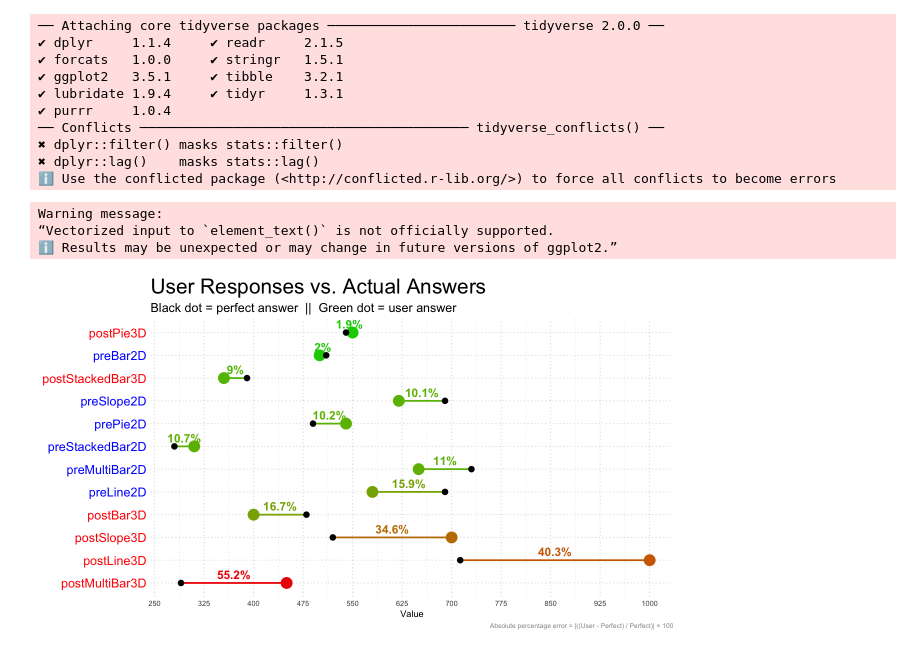
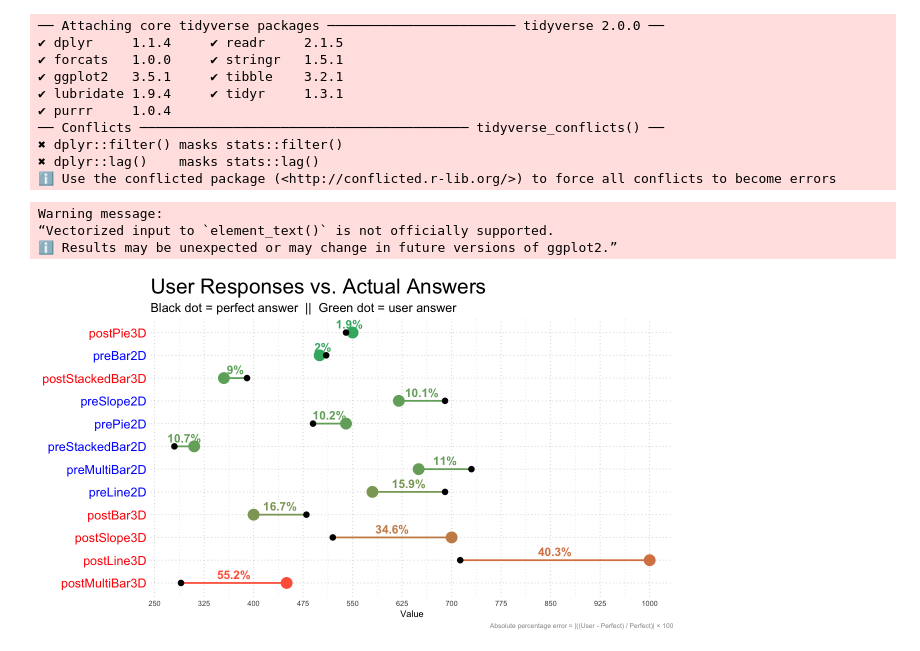
Before and after one commit to stawarzkrzysztof/eksperymenty, a Jupyter notebook: analysis.ipynb, the cells around one changed output. Saved outputs shown, nothing was run; the diff lists cells and outputs as text; code cells hidden in the pictures.

Commit message:
color changed

```diff
--- a/analysis.ipynb
+++ b/analysis.ipynb
@@ -162,34 +162,34 @@ ggplot(combined, aes(y = PlotType)) +
                 color = AbsPercentageError),
             vjust = -0.5, size = 5, fontface = "bold") +
   # Color scale: green for low error, red for high error
-  scale_color_gradient(low = "green3", high = "red2",
+  scale_color_gradient(low = "mediumseagreen", high = "tomato",
                        name = "Absolute\nError %") +
   # Custom X-axis ticks every 150 from 250 to 1000
   scale_x_continuous(breaks = seq(250, 1000, 75)) +
   labs(
     x = "Value",
     y = NULL,
     title = "User Responses vs. Actual Answers",
     subtitle = "Black dot = perfect answer  ||  Green dot = user answer",
     caption = "Absolute percentage error = |((User - Perfect) / Perfect)| × 100"
   ) +
   theme_minimal() +
   theme(
     plot.title = element_text(size=25),
     plot.subtitle = element_text(size=15),
     panel.grid = element_line(linetype = "dotted", color="lightgray", linewidth = .5),
     # Color Y-axis text based on 2D/3D ending
     axis.text.y = element_text(
       size = 15,
       color = ifelse(grepl("2D$", levels(combined$PlotType)), "blue",
                      ifelse(grepl("3D$", levels(combined$PlotType)), "red", "black"))
     ),
     plot.caption = element_text(size = 8, color = "grey60"),
     legend.position = "none", # Remove legend
 
   )
 # %% [output]
 Warning message:
 “Vectorized input to `element_text()` is not officially supported.
 ℹ Results may be unexpected or may change in future versions of ggplot2.”
-[figure, old version]
+[figure, new version]
```
